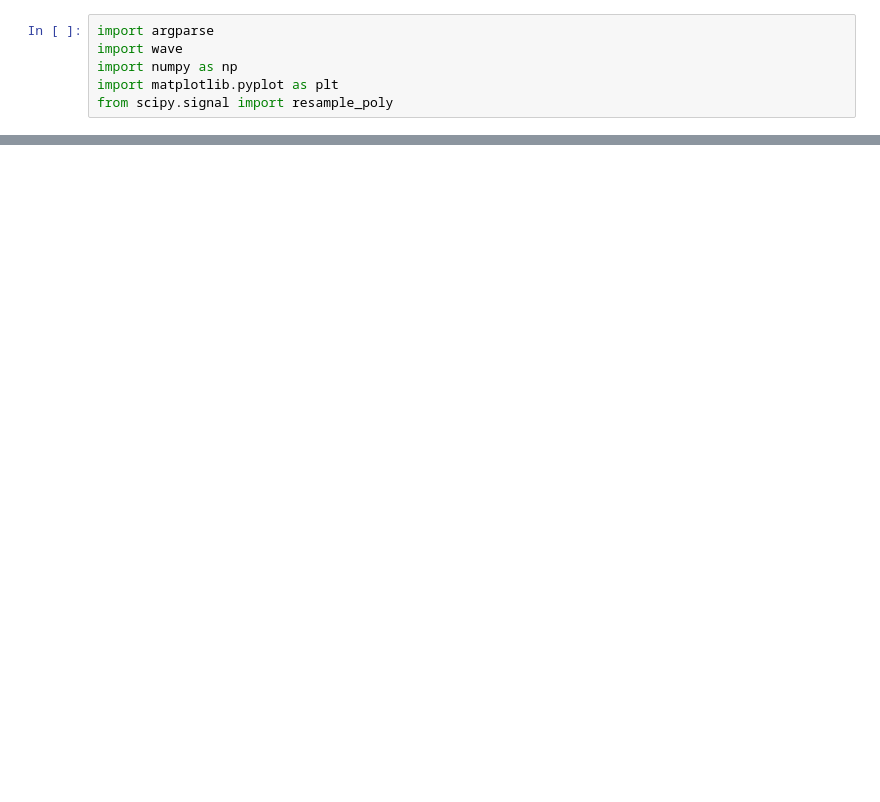
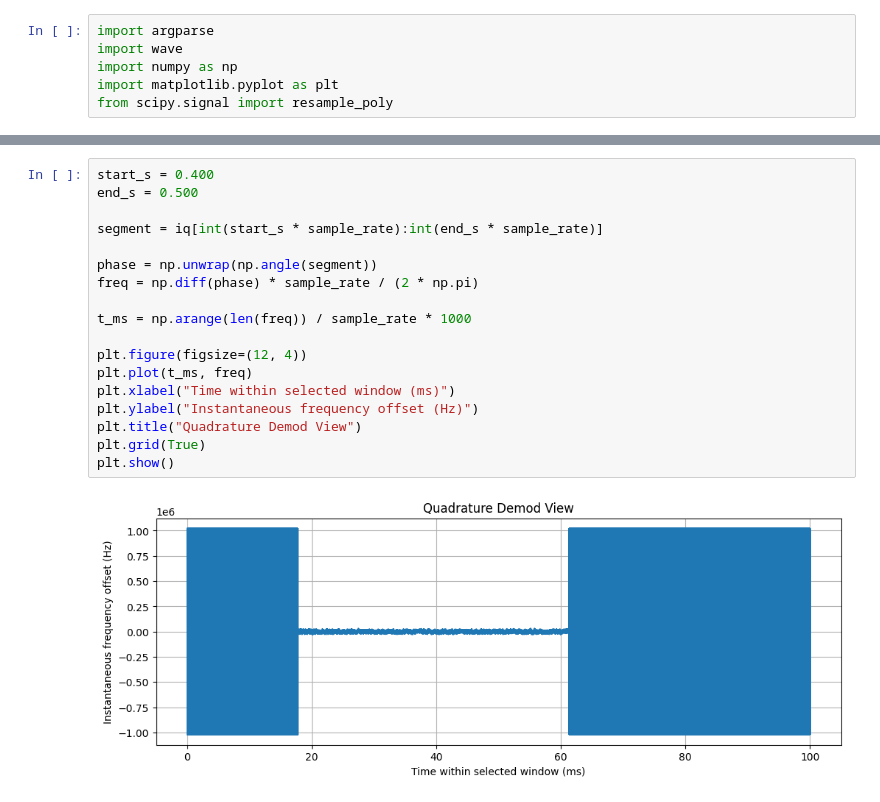
Before and after one commit to AedanJaeson/subghz-sdr-video-telemetry-lab, a Jupyter notebook: captures/replay_fm.ipynb, the cells around one changed output, grey strips where cells are left out. Cells and saved outputs as stored; diff of their text form; blank space fills up the shorter version.

```diff
--- a/captures/replay_fm.ipynb
+++ b/captures/replay_fm.ipynb
@@ -33,0 +62,20 @@ Text(0.5, 1.0, 'Raw IQ Samples')
+# %%
+start_s = 0.400
+end_s = 0.500
+
+segment = iq[int(start_s * sample_rate):int(end_s * sample_rate)]
+
+phase = np.unwrap(np.angle(segment))
+freq = np.diff(phase) * sample_rate / (2 * np.pi)
+
+t_ms = np.arange(len(freq)) / sample_rate * 1000
+
+plt.figure(figsize=(12, 4))
+plt.plot(t_ms, freq)
+plt.xlabel("Time within selected window (ms)")
+plt.ylabel("Instantaneous frequency offset (Hz)")
+plt.title("Quadrature Demod View")
+plt.grid(True)
+plt.show()
+# %% [output]
+[figure, added]
```
Also changed, not shown: parts of 7 cells of this notebook, 5 other files.
